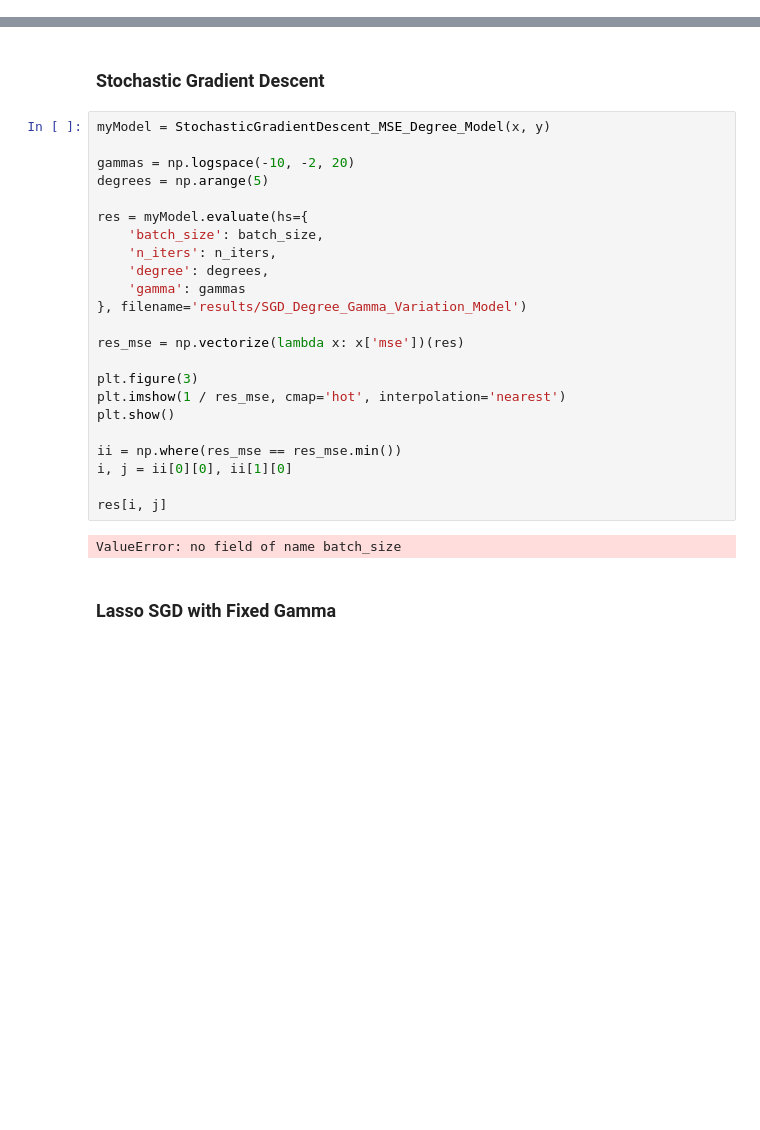
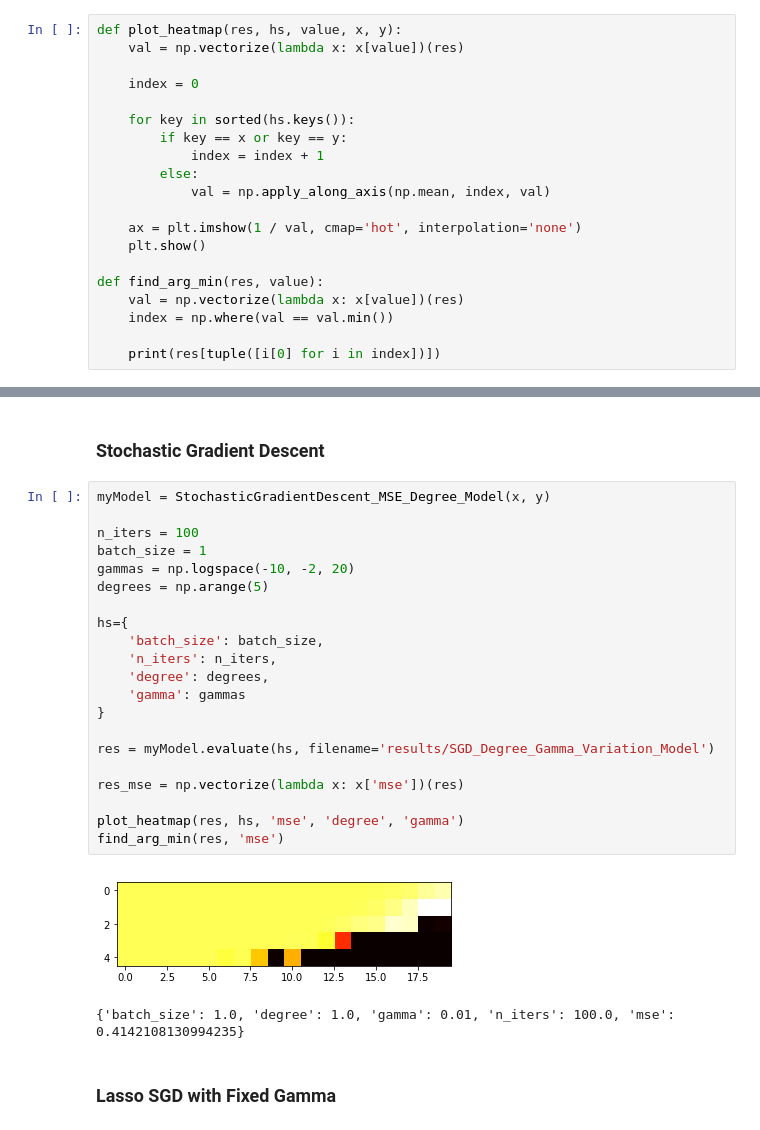
Before and after one commit to ElCabrino/MLProject1, a Jupyter notebook: Results_vinc.ipynb, the cells around one changed output, grey strips where cells are left out. Drawn from its saved outputs; the diff is of its cells as text; blank space fills up the shorter version.

```diff
--- a/Results_vinc.ipynb
+++ b/Results_vinc.ipynb
@@ -39,6 +42,26 @@ def load_csv_data(data_path, sub_sample=True):
 y, x, ids = load_csv_data('data/train.csv')
 # %% [markdown]
 # 1 - Only Using Clean Features
+# %%
+def plot_heatmap(res, hs, value, x, y):
+    val = np.vectorize(lambda x: x[value])(res)
+
+    index = 0
+
+    for key in sorted(hs.keys()):
+        if key == x or key == y:
+            index = index + 1
+        else:
+            val = np.apply_along_axis(np.mean, index, val)
+
+    ax = plt.imshow(1 / val, cmap='hot', interpolation='none')
+    plt.show()
+
+def find_arg_min(res, value):
+    val = np.vectorize(lambda x: x[value])(res)
+    index = np.where(val == val.min())
+
+    print(res[tuple([i[0] for i in index])])
 # %% [markdown]
 ### Ridge Regression with Fixed Degree
 # %%
@@ -92,28 +117,27 @@ res[i]
 # %%
 myModel = StochasticGradientDescent_MSE_Degree_Model(x, y)
 
+n_iters = 100
+batch_size = 1
 gammas = np.logspace(-10, -2, 20)
 degrees = np.arange(5)
 
-res = myModel.evaluate(hs={
+hs={
     'batch_size': batch_size,
     'n_iters': n_iters,
     'degree': degrees,
     'gamma': gammas
-}, filename='results/SGD_Degree_Gamma_Variation_Model')
+}
+
+res = myModel.evaluate(hs, filename='results/SGD_Degree_Gamma_Variation_Model')
 
 res_mse = np.vectorize(lambda x: x['mse'])(res)
 
-plt.figure(3)
-plt.imshow(1 / res_mse, cmap='hot', interpolation='nearest')
-plt.show()
-
-ii = np.where(res_mse == res_mse.min())
-i, j = ii[0][0], ii[1][0]
-
-res[i, j]
+plot_heatmap(res, hs, 'mse', 'degree', 'gamma')
+find_arg_min(res, 'mse')
 # %% [output]
+[figure, added]
-ValueError: no field of name batch_size
+{'batch_size': 1.0, 'degree': 1.0, 'gamma': 0.01, 'n_iters': 100.0, 'mse': 0.4142108130994235}
 # %% [markdown]
 ### Lasso SGD with Fixed Gamma
 # %%
```
Also changed, not shown: parts of 6 cells of this notebook.
